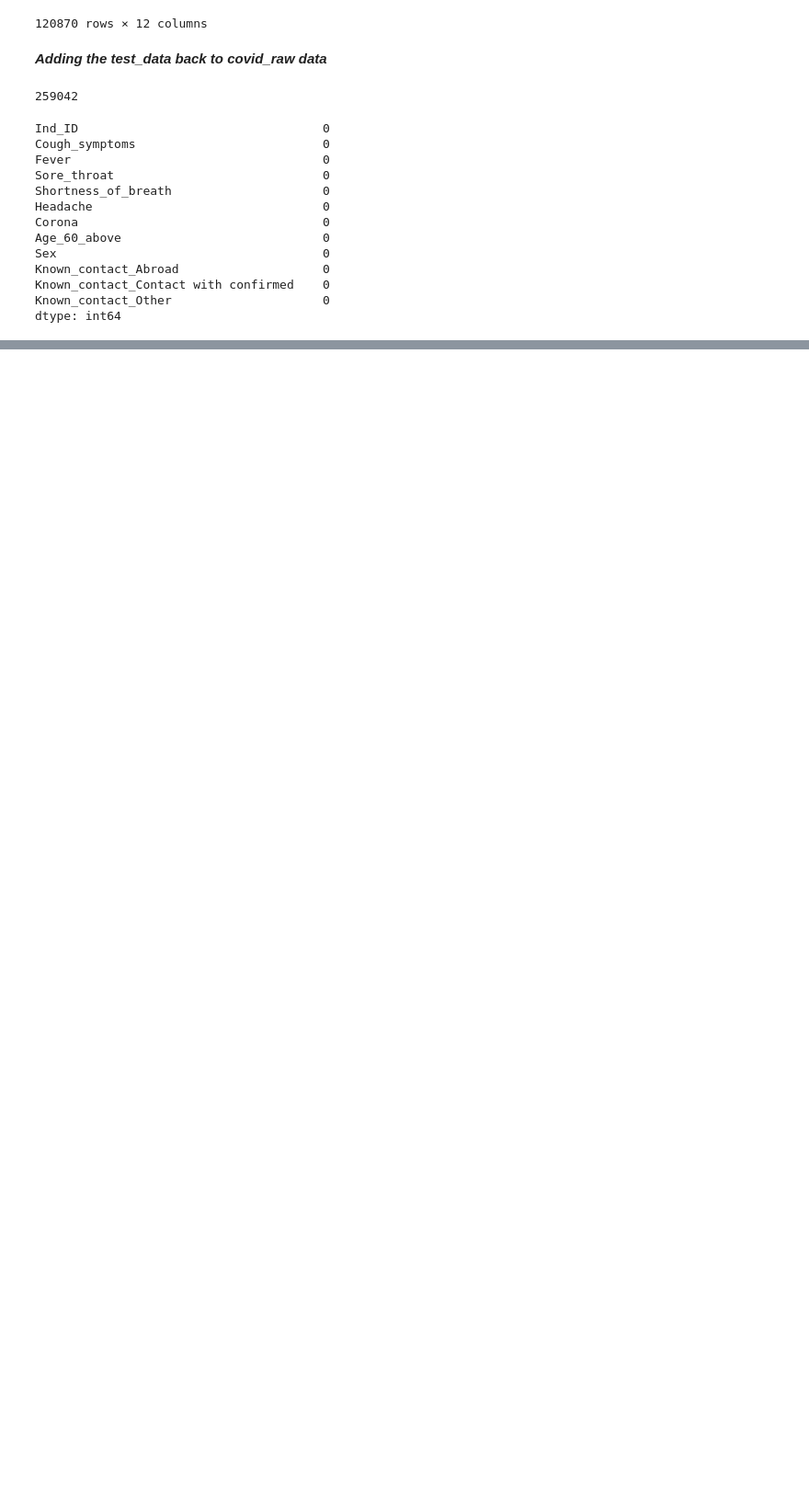
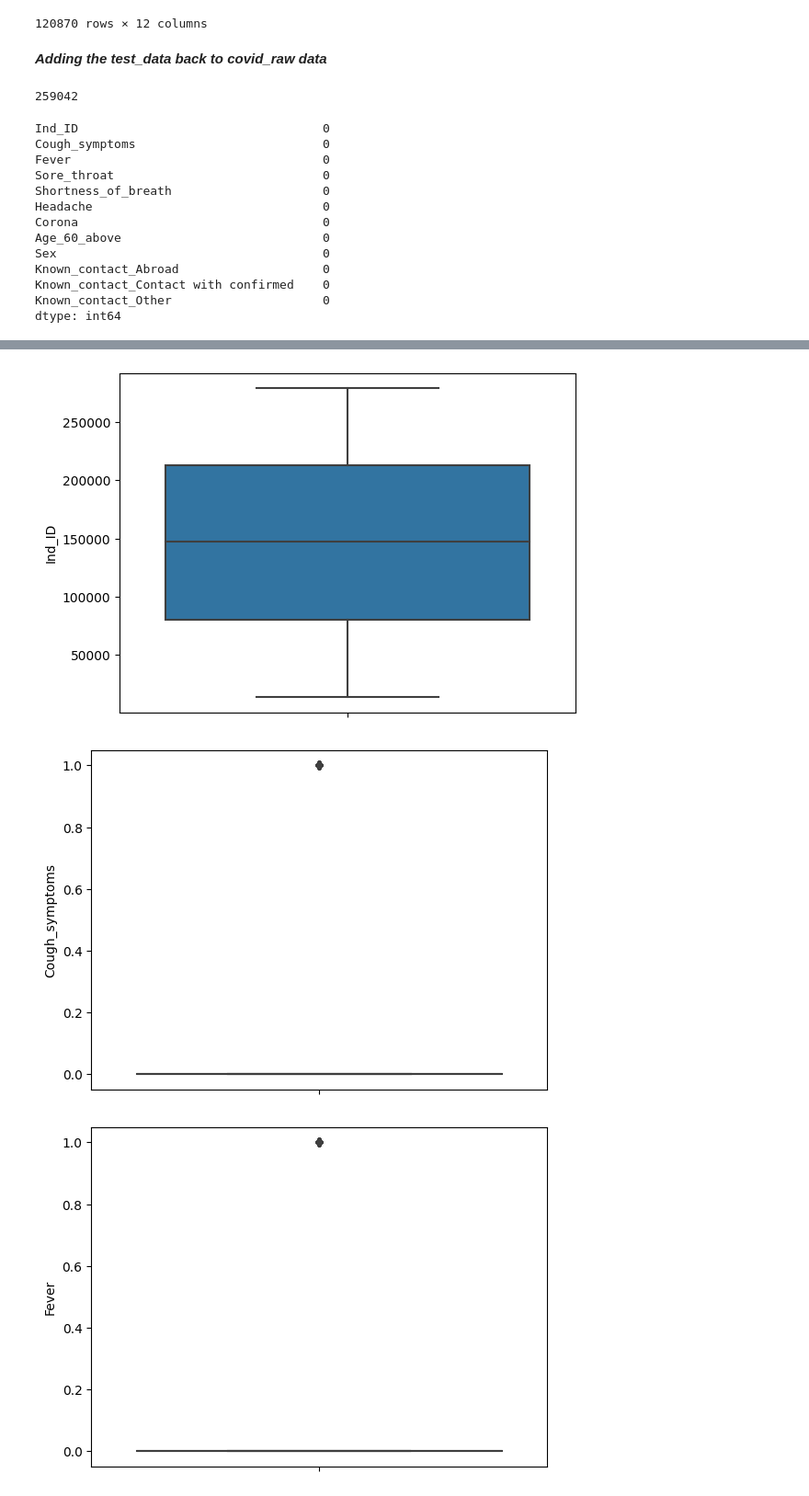
Before and after one commit to Gemini-Abhi/Machine-Learning-projects, a Jupyter notebook: Covid Project/Covid_Project.ipynb, the cells around one changed output, grey strips where cells are left out. Shown: that part at 92% size. Cells and saved outputs as stored; diff of their text form; code cells hidden in the pictures; blank space fills up the shorter version.

```diff
--- a/Covid Project/Covid_Project.ipynb
+++ b/Covid Project/Covid_Project.ipynb
@@ -283,0 +306,8 @@ dtype: int64
+# %%
+for i in new_covid.select_dtypes(np.number).columns:
+    plt.figure()
+    sns.boxplot(y=i,data=new_covid)
+# %% [output]
+[figure, added]
+[figure, added]
+[figure, added]
```
Also changed, not shown: parts of 23 cells of this notebook.
